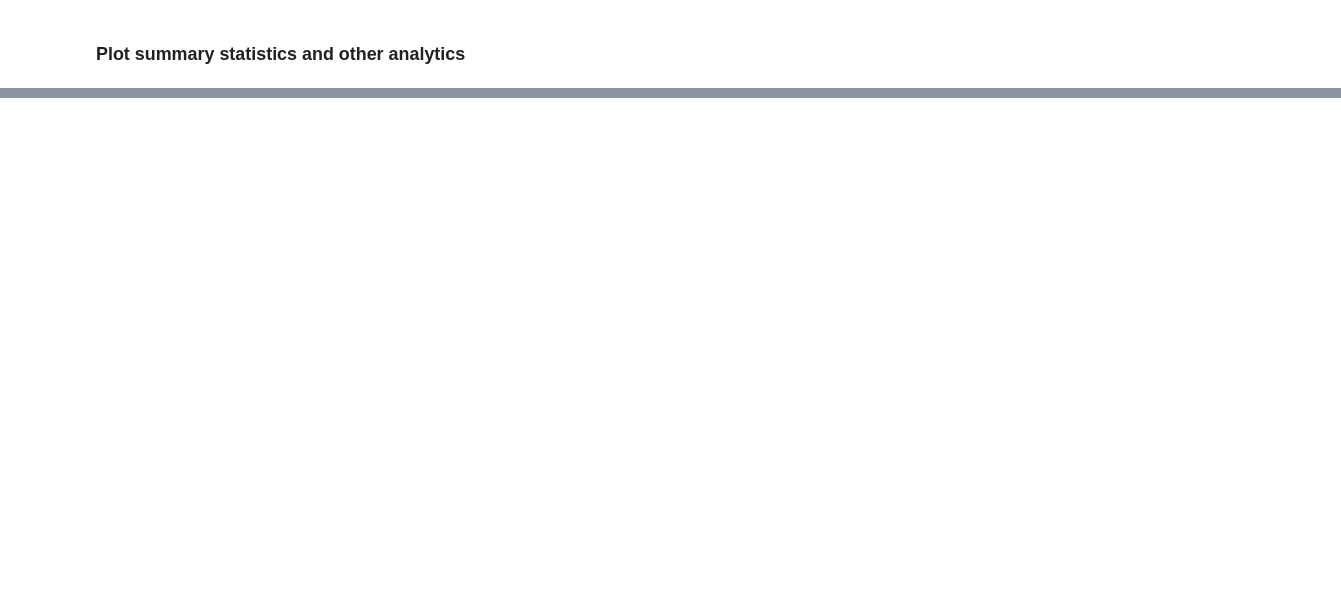
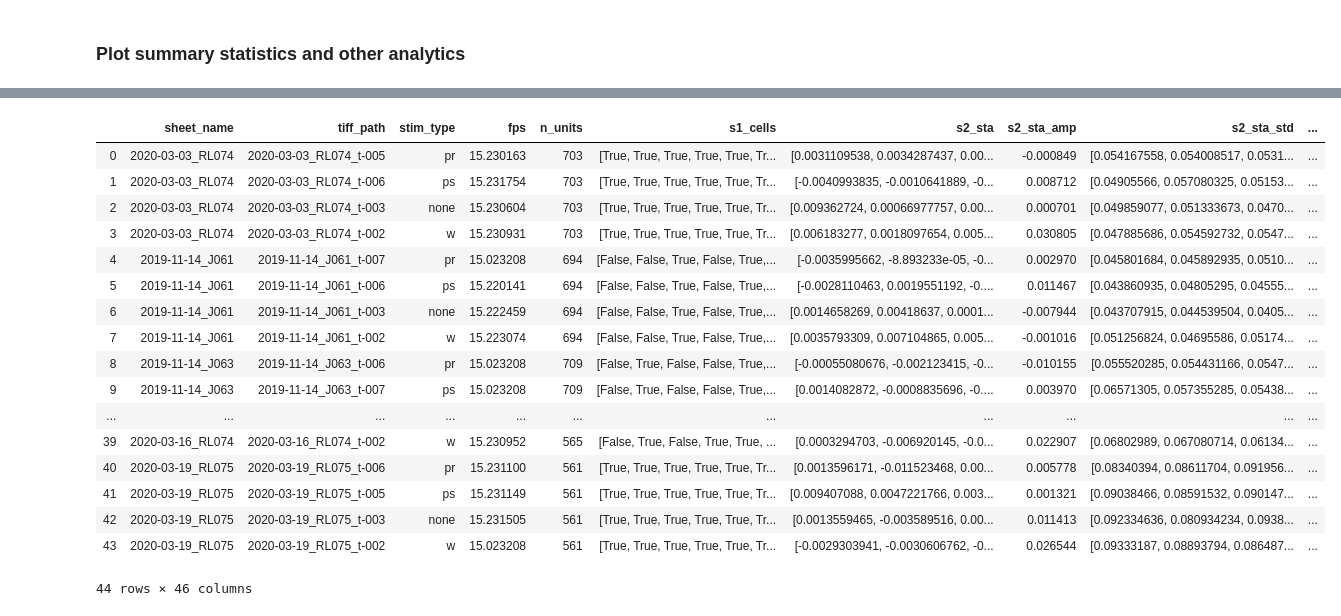
Before and after one commit to Packer-Lab/Vape, a Jupyter notebook: jupyter/rob/interareal_plotting.ipynb, the cells around one changed output, grey strips where cells are left out. Saved outputs shown, nothing was run; the diff lists cells and outputs as text; code cells hidden in the pictures; blank space fills up the shorter version.

```diff
--- a/jupyter/rob/interareal_plotting.ipynb
+++ b/jupyter/rob/interareal_plotting.ipynb
@@ -138,0 +152,21 @@ Random: 2 out of 9
+# %%
+master_obj.df
+# %% [output]
+|  | sheet_name | tiff_path | stim_type | fps | n_units | s1_cells | s2_sta | s2_sta_amp | s2_sta_std | ... |
+| 0 | 2020-03-03_RL074 | 2020-03-03_RL074_t-005 | pr | 15.230163 | 703 | [True, True, True, True, True, Tr... | [0.0031109538, 0.0034287437, 0.00... | -0.000849 | [0.054167558, 0.054008517, 0.0531... | ... |
+| 1 | 2020-03-03_RL074 | 2020-03-03_RL074_t-006 | ps | 15.231754 | 703 | [True, True, True, True, True, Tr... | [-0.0040993835, -0.0010641889, -0... | 0.008712 | [0.04905566, 0.057080325, 0.05153... | ... |
+| 2 | 2020-03-03_RL074 | 2020-03-03_RL074_t-003 | none | 15.230604 | 703 | [True, True, True, True, True, Tr... | [0.009362724, 0.00066977757, 0.00... | 0.000701 | [0.049859077, 0.051333673, 0.0470... | ... |
+| 3 | 2020-03-03_RL074 | 2020-03-03_RL074_t-002 | w | 15.230931 | 703 | [True, True, True, True, True, Tr... | [0.006183277, 0.0018097654, 0.005... | 0.030805 | [0.047885686, 0.054592732, 0.0547... | ... |
+| 4 | 2019-11-14_J061 | 2019-11-14_J061_t-007 | pr | 15.023208 | 694 | [False, False, True, False, True,... | [-0.0035995662, -8.893233e-05, -0... | 0.002970 | [0.045801684, 0.045892935, 0.0510... | ... |
+| 5 | 2019-11-14_J061 | 2019-11-14_J061_t-006 | ps | 15.220141 | 694 | [False, False, True, False, True,... | [-0.0028110463, 0.0019551192, -0.... | 0.011467 | [0.043860935, 0.04805295, 0.04555... | ... |
+| 6 | 2019-11-14_J061 | 2019-11-14_J061_t-003 | none | 15.222459 | 694 | [False, False, True, False, True,... | [0.0014658269, 0.00418637, 0.0001... | -0.007944 | [0.043707915, 0.044539504, 0.0405... | ... |
+| 7 | 2019-11-14_J061 | 2019-11-14_J061_t-002 | w | 15.223074 | 694 | [False, False, True, False, True,... | [0.0035793309, 0.007104865, 0.005... | -0.001016 | [0.051256824, 0.04695586, 0.05174... | ... |
+| 8 | 2019-11-14_J063 | 2019-11-14_J063_t-006 | pr | 15.023208 | 709 | [False, True, False, False, True,... | [-0.00055080676, -0.002123415, -0... | -0.010155 | [0.055520285, 0.054431166, 0.0547... | ... |
+| 9 | 2019-11-14_J063 | 2019-11-14_J063_t-007 | ps | 15.023208 | 709 | [False, True, False, False, True,... | [0.0014082872, -0.0008835696, -0.... | 0.003970 | [0.06571305, 0.057355285, 0.05438... | ... |
+| ... | ... | ... | ... | ... | ... | ... | ... | ... | ... | ... |
+| 39 | 2020-03-16_RL074 | 2020-03-16_RL074_t-002 | w | 15.230952 | 565 | [False, True, False, True, True, ... | [0.0003294703, -0.006920145, -0.0... | 0.022907 | [0.06802989, 0.067080714, 0.06134... | ... |
+| 40 | 2020-03-19_RL075 | 2020-03-19_RL075_t-006 | pr | 15.231100 | 561 | [True, True, True, True, True, Tr... | [0.0013596171, -0.011523468, 0.00... | 0.005778 | [0.08340394, 0.08611704, 0.091956... | ... |
+| 41 | 2020-03-19_RL075 | 2020-03-19_RL075_t-005 | ps | 15.231149 | 561 | [True, True, True, True, True, Tr... | [0.009407088, 0.0047221766, 0.003... | 0.001321 | [0.09038466, 0.08591532, 0.090147... | ... |
+| 42 | 2020-03-19_RL075 | 2020-03-19_RL075_t-003 | none | 15.231505 | 561 | [True, True, True, True, True, Tr... | [0.0013559465, -0.003589516, 0.00... | 0.011413 | [0.092334636, 0.080934234, 0.0938... | ... |
+| 43 | 2020-03-19_RL075 | 2020-03-19_RL075_t-002 | w | 15.023208 | 561 | [True, True, True, True, True, Tr... | [-0.0029303941, -0.0030606762, -0... | 0.026544 | [0.09333187, 0.08893794, 0.086487... | ... |
+44 rows × 46 columns
```
Also changed, not shown: parts of 2 cells of this notebook, 6 other files.
